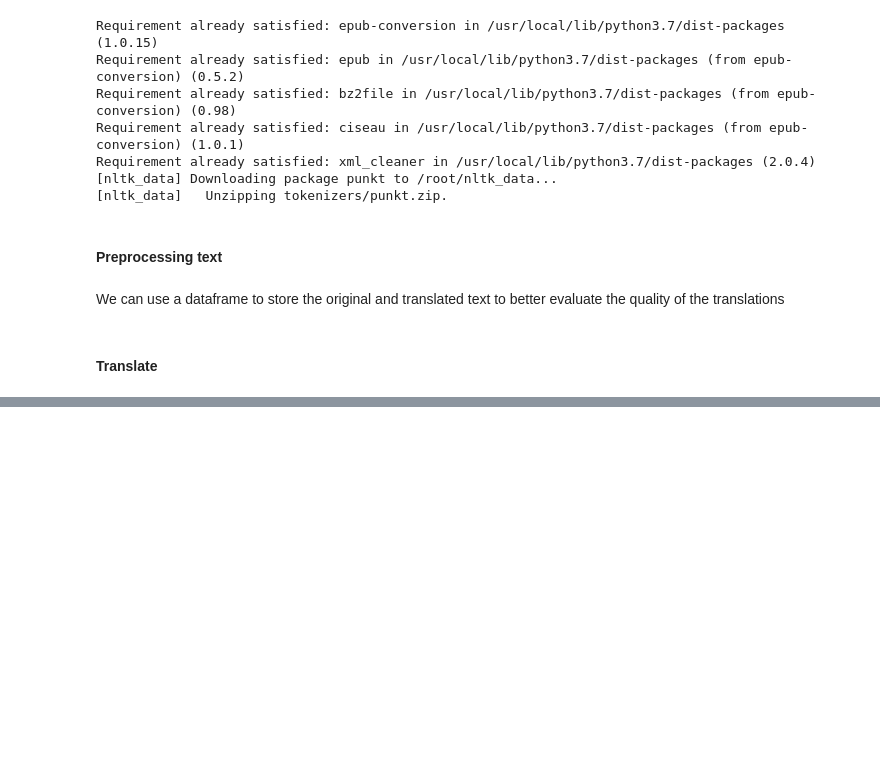
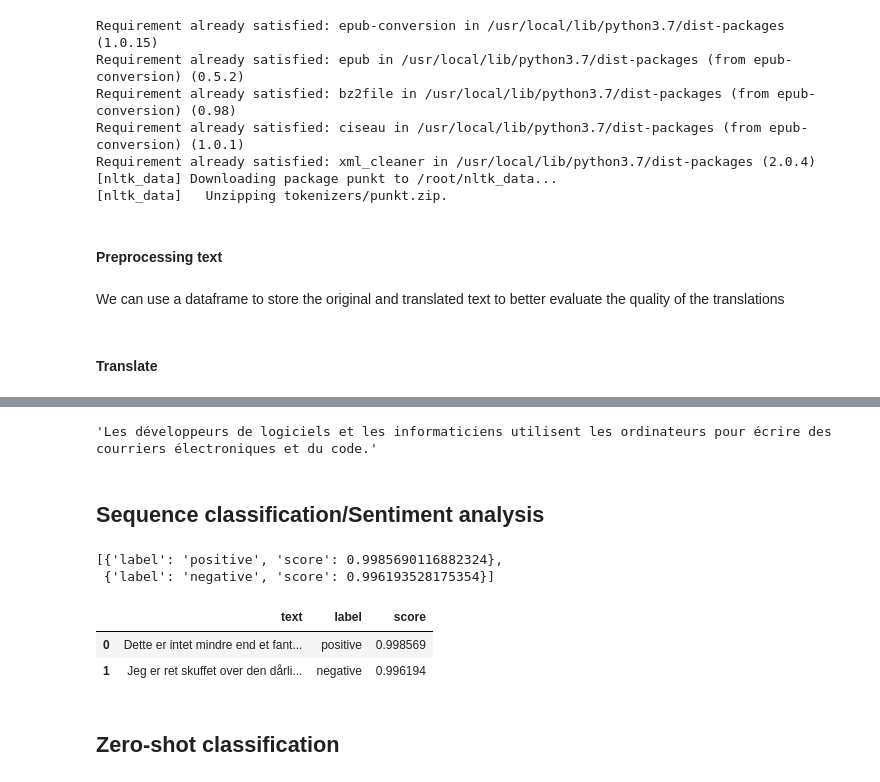
Before and after one commit to PeerChristensen/NLP-Demos, a Jupyter notebook: da_transfomers_intro.ipynb, the cells around one changed output, grey strips where cells are left out. Saved outputs shown, nothing was run; the diff lists cells and outputs as text; code cells hidden in the pictures; blank space fills up the shorter version.

```diff
--- a/da_transfomers_intro.ipynb
+++ b/da_transfomers_intro.ipynb
@@ -162,0 +179,37 @@ df.to_csv('translated_auto.csv')
+# %%
+model = "huggingface-course/marian-finetuned-kde4-en-to-fr"
+translator = pipeline("translation", model=model)
+
+translation = translator(text)
+translation[0]['translation_text']
+# %% [output]
+'Les développeurs de logiciels et les informaticiens utilisent les ordinateurs pour écrire des courriers électroniques et du code.'
+# %% [markdown]
+## Sequence classification/Sentiment analysis
+# %%
+from transformers import AutoTokenizer, AutoModelForSequenceClassification
+
+tokenizer = AutoTokenizer.from_pretrained("DaNLP/da-bert-tone-sentiment-polarity")
+
+model = AutoModelForSequenceClassification.from_pretrained("DaNLP/da-bert-tone-sentiment-polarity")
+# %%
+texts = ["Dette er intet mindre end et fantastisk produkt!", "Jeg er ret skuffet over den dårlige service."]
+
+clf = pipeline(task="text-classification", model=model, tokenizer=tokenizer)
+# %%
+clf(texts)
+# %% [output]
+[{'label': 'positive', 'score': 0.9985690116882324},
+ {'label': 'negative', 'score': 0.996193528175354}]
+# %%
+import pandas as pd
+df = pd.DataFrame(clf(texts))
+df["text"] = texts
+df = df[ ['text'] + [ col for col in df.columns if col != 'text' ] ]
+df
+# %% [output]
+|  | text | label | score |
+| 0 | Dette er intet mindre end et fant... | positive | 0.998569 |
+| 1 | Jeg er ret skuffet over den dårli... | negative | 0.996194 |
+# %% [markdown]
+## Zero-shot classification
```
Also changed, not shown: parts of 10 cells of this notebook.
